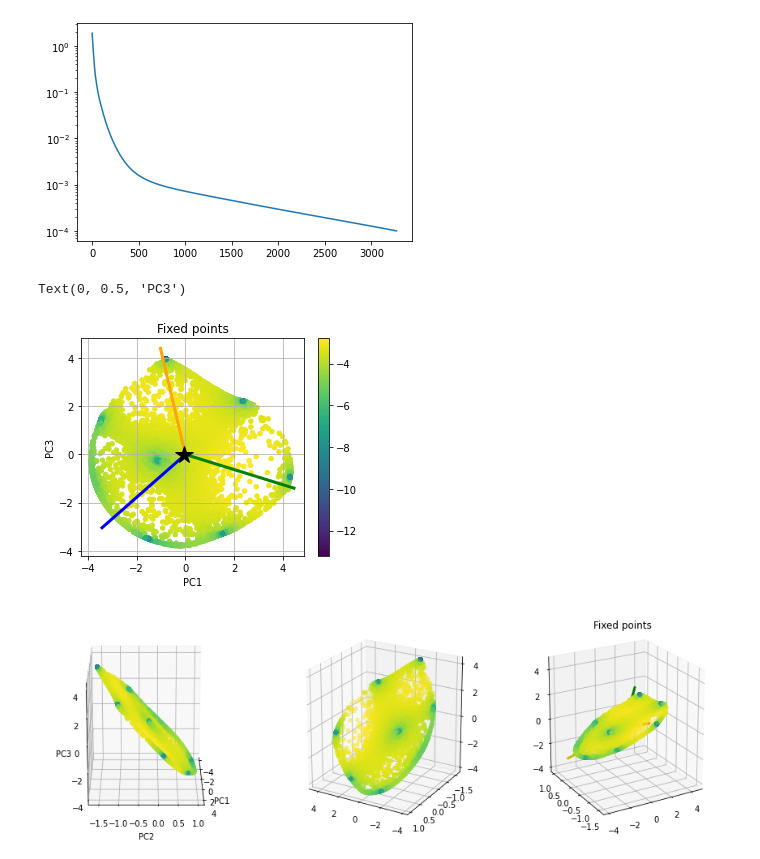
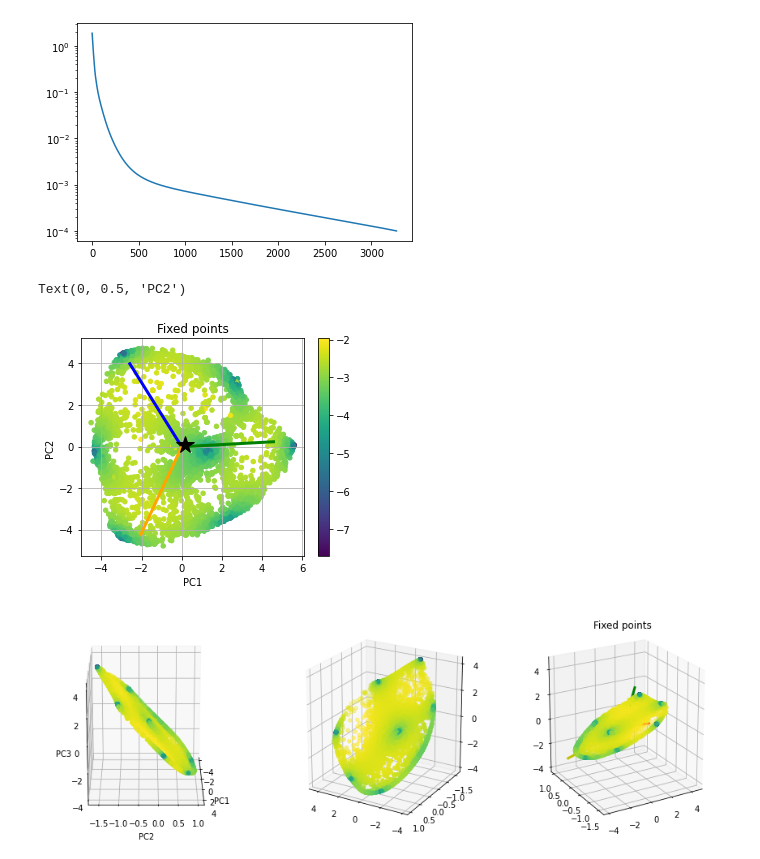
Before and after one commit to kaitken17/colab_based_projects, a Jupyter notebook: sythetic_analysis_multiclass.ipynb, the cells around one changed output. Cells and saved outputs as stored; diff of their text form; code cells hidden in the pictures.

```diff
--- a/sythetic_analysis_multiclass.ipynb
+++ b/sythetic_analysis_multiclass.ipynb
@@ -1112,7 +1146,8 @@ def rnn_states(batch, rnn_params, only_final=False):
   if only_final: # returns only the final hidden state
     return [h[batch['index'][0]] for h in states]
   else:
-    return [h[:batch['index'][0]+1] for h in states]
+    # return [h[:batch['index'][0]+1] for h in states]
+    return [h[:idx[0]] for h, idx in zip(states, batch['index'])]
 
 def keep_unique_fixed_points(fps, identical_tol=0.0, do_print=True):
   """Get unique fixed points by choosing a representative within tolerance.
@@ -1157,7 +1192,7 @@ def keep_unique_fixed_points(fps, identical_tol=0.0, do_print=True):
 cell = build_cell(rnn_specs)
 
 # Get RNN hidden states in response to a test batch.
-n_trials = 1000
+n_trials = 400
 
 syn_data_test = generate_data(n_trials, toy_params, rnn_specs['output_size'])
 
@@ -1223,7 +1258,7 @@ Readout vec proj via PCA: [[ 4.4563737  -3.418908   -1.0241356 ]
 plt.figure(figsize=(6, 6))
 
 pc1 = 0
-pc2 = 2
+pc2 = 1
 
 # state_labels = ['Positive examples', 'Negative examples']
 state_labels = ['State {}'.format(i) for i in range(len(toy_params['sentiments']))]
@@ -1235,10 +1270,12 @@ for i in range(len(toy_params['sentiments'])):
 
 
 # Plots readout direction
+pca_ro = pca.transform(readout)
+pca_zero = pca.transform(np.atleast_2d(np.zeros((128,)))).T
 for i in range(len(readout)):
-  ro_dir = np.matmul(comp, readout[i])
-  x_ro = [0, ro_dir[pc1]]
-  y_ro = [0, ro_dir[pc2]]
+  # ro_dir = pca.transform(readout[i]).T #np.matmul(comp, readout[i])
+  x_ro = [pca_zero[pc1], pca_ro[i][pc1]]
+  y_ro = [pca_zero[pc2], pca_ro[i][pc2]]
   plt.plot(x_ro, y_ro, state_colors[i], linewidth = 3, label='RO'+str(i))
 
 pca_h0 = pca.transform(np.atleast_2d(h0)).T
@@ -1361,7 +1398,7 @@ xstar = jnp.zeros((pts.shape[0], rnn_specs['input_size']))
 
 fp_loss_fun = renn.build_fixed_point_loss(cell, rnn_params)
 fixed_points, loss_hist, fp_losses = renn.find_fixed_points(fp_loss_fun, pts, xstar, optimizers.adam(0.01),
-                                                            tolerance=1e-4, num_steps=10000)
+                                                            tolerance=1e-3, num_steps=10000)
 print('Done')
 # %% [output]
 Done
@@ -1374,41 +1411,42 @@ plt.semilogy(loss_hist)
 # 2D Visualization of the approximate fixed points: the line attractor.
 
 pc1 = 0
-pc2 = 2
+pc2 = 1
 
 plt.figure(figsize=(5, 4))
 pca_fps = pca.transform(np.vstack(fixed_points)).T
 plt.scatter(pca_fps[pc1], pca_fps[pc2], s=20, c=np.log10(fp_losses))
 # plt.xlim(-8, 8)
 # plt.ylim(-8, 8)
 plt.grid()
 
 plt.colorbar()
 
 # pca_word = 1*word_deflection('kinda0', cell, toy_params, rnn_params, rnn_specs, fixed_points[fp_idx], comp)
 # plt.plot([pca_h0[pc1], pca_word[pc1]], [pca_h0[pc2], pca_word[pc2]], color='k')
 # pca_word = 1*word_deflection('kinda1', cell, toy_params, rnn_params, rnn_specs, fixed_points[fp_idx], comp)
 # plt.plot([pca_h0[pc1], pca_word[pc1]], [pca_h0[pc2], pca_word[pc2]], color='r')
 # pca_word = 3*word_deflection('kinda01', cell, toy_params, rnn_params, rnn_specs, h0, comp)
 # plt.plot([pca_h0[pc1], pca_word[pc1]], [pca_h0[pc2], pca_word[pc2]], color='b')
 
 # Plots readout direction
 ro_colors = ['g', 'b', 'orange', 'm', 'r']
+pca_ro = pca.transform(readout)
+pca_zero = pca.transform(np.atleast_2d(np.zeros((128,)))).T
 for i in range(len(readout)):
-  ro_dir = np.matmul(comp, readout[i])
-  x_ro = [0, ro_dir[pc1]]
-  y_ro = [0, ro_dir[pc2]]
-  plt.plot(x_ro, y_ro, ro_colors[i], linewidth = 3)
+  x_ro = [pca_zero[pc1], pca_ro[i][pc1]]
+  y_ro = [pca_zero[pc2], pca_ro[i][pc2]]
+  plt.plot(x_ro, y_ro, ro_colors[i], linewidth = 3, label='RO'+str(i))
 
 pca_h0 = pca.transform(np.atleast_2d(h0)).T
 plt.plot(pca_h0[pc1], pca_h0[pc2], '*', color='k', ms=18)
 plt.title('Fixed points')
 
 plt.xlabel('PC'+str(pc1+1))
 plt.ylabel('PC'+str(pc2+1))
 # %% [output]
-Text(0, 0.5, 'PC3')
+Text(0, 0.5, 'PC2')
-[figure, old version]
+[figure, new version]
 # %%
 # triangulate in the underlying parametrization
 from matplotlib.tri import Triangulation
```
Also changed, not shown: parts of 18 cells of this notebook.
